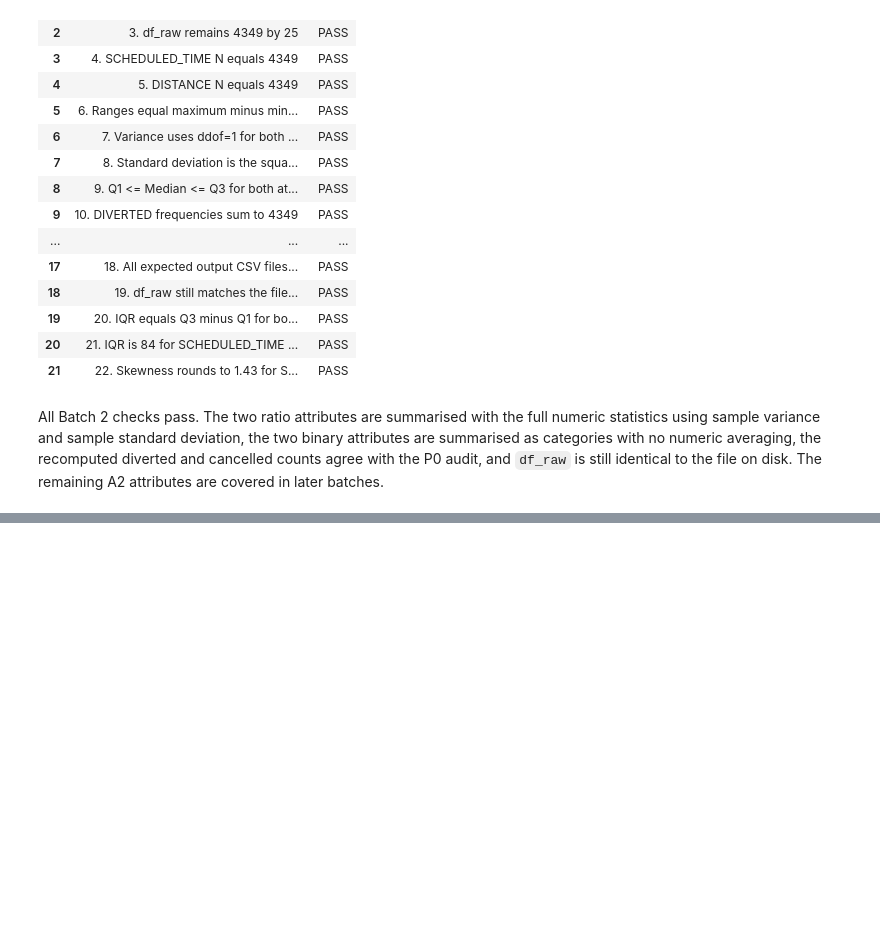
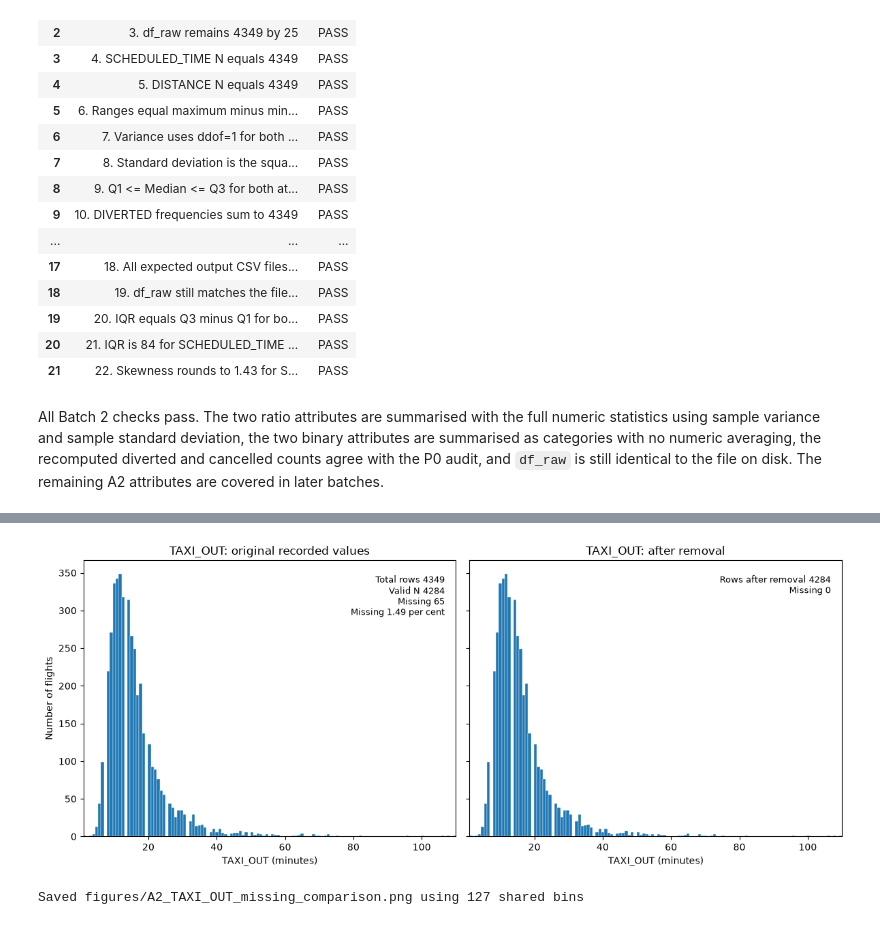
Before and after one commit to le23967/31250-assignment2-25740123, a Jupyter notebook: ida_25740123.ipynb, the cells around one changed output, grey strips where cells are left out. Drawn from its saved outputs; the diff is of its cells as text; code cells hidden in the pictures; blank space fills up the shorter version.

Commit message:
A2 taxi and flight duration summaries

```diff
--- a/ida_25740123.ipynb
+++ b/ida_25740123.ipynb
@@ -1710,0 +1838,31 @@ All Batch 2 checks pass. The two ratio attributes are summarised with the full n
+# %%
+def save_missing_comparison_figure(attribute_name):
+    """Draw the recorded values before and after removal using one shared set of bin edges."""
+    original = df_raw[attribute_name]
+    clean = duration_clean[attribute_name]
+    bin_edges = np.histogram_bin_edges(clean, bins="fd")  # Freedman-Diaconis, no manual count
+    before, after = duration_before[attribute_name], duration_after[attribute_name]
+
+    notes = [f"Total rows {before['Total rows']}\nValid N {before['Valid N']}\n"
+             f"Missing {before['Missing']}\n"
+             f"Missing {before['Missing percentage']:.2f} per cent",
+             f"Rows after removal {after['Total rows']}\nMissing 0"]
+    panel_titles = [f"{attribute_name}: original recorded values",
+                    f"{attribute_name}: after removal"]
+
+    figure, axes = plt.subplots(1, 2, figsize=(12, 5), sharey=True)
+    for panel, values, title, note in zip(axes, [original.dropna(), clean], panel_titles, notes):
+        # A thin edge line keeps the bars visible when the rule returns many narrow bins.
+        panel.hist(values, bins=bin_edges, edgecolor="white", linewidth=0.3)
+        panel.set_xlim(bin_edges[0], bin_edges[-1])
+        panel.set_title(title)
+        panel.set_xlabel(f"{attribute_name} (minutes)")
+        panel.annotate(note, xy=(0.97, 0.95), xycoords="axes fraction",
+                       ha="right", va="top", fontsize=9)
+
+    axes[0].set_ylabel("Number of flights")
+    figure.tight_layout()
+    figure_path = f"figures/A2_{attribute_name}_missing_comparison.png"
+    figure.savefig(figure_path, dpi=200)
+    plt.show()
+    print("Saved", figure_path, "using", len(bin_edges) - 1, "shared bins")
@@ -1710,0 +1918,5 @@ All Batch 2 checks pass. The two ratio attributes are summarised with the full n
+# %%
+save_missing_comparison_figure("TAXI_OUT")
+# %% [output]
+[figure, added]
+Saved figures/A2_TAXI_OUT_missing_comparison.png using 127 shared bins
```
Also changed, not shown: parts of 34 cells of this notebook, 11 other files.
